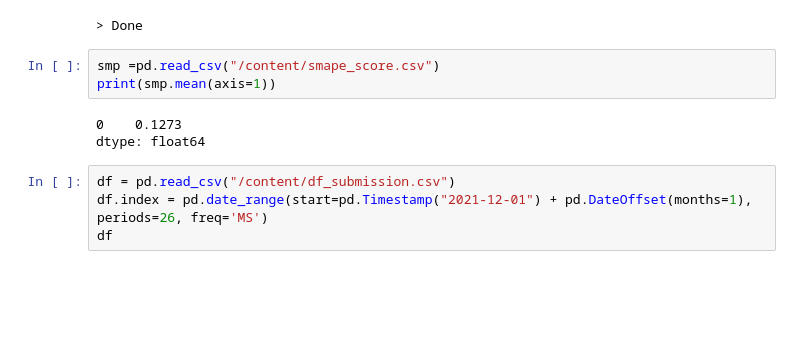
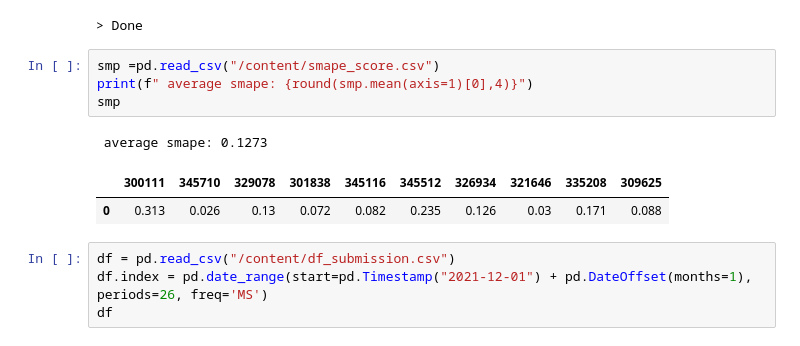
Before and after one commit to Ainard09/ai4ls_2_water_prediction, a Jupyter notebook: notebooks/gw_training_prediction.ipynb, the cells around one changed output. Cells and saved outputs as stored; diff of their text form; blank space fills up the shorter version.

```diff
--- a/notebooks/gw_training_prediction.ipynb
+++ b/notebooks/gw_training_prediction.ipynb
@@ -286,10 +286,12 @@ df_smape.to_csv("smape_score.csv", index=False)
 > Done
 # %%
 smp =pd.read_csv("/content/smape_score.csv")
-print(smp.mean(axis=1))
+print(f" average smape: {round(smp.mean(axis=1)[0],4)}")
+smp
 # %% [output]
-0    0.1273
-dtype: float64
+ average smape: 0.1273
+|  | 300111 | 345710 | 329078 | 301838 | 345116 | 345512 | 326934 | 321646 | 335208 | 309625 |
+| 0 | 0.313 | 0.026 | 0.13 | 0.072 | 0.082 | 0.235 | 0.126 | 0.03 | 0.171 | 0.088 |
 # %%
 df = pd.read_csv("/content/df_submission.csv")
 df.index = pd.date_range(start=pd.Timestamp("2021-12-01") + pd.DateOffset(months=1), periods=26, freq='MS')
```
